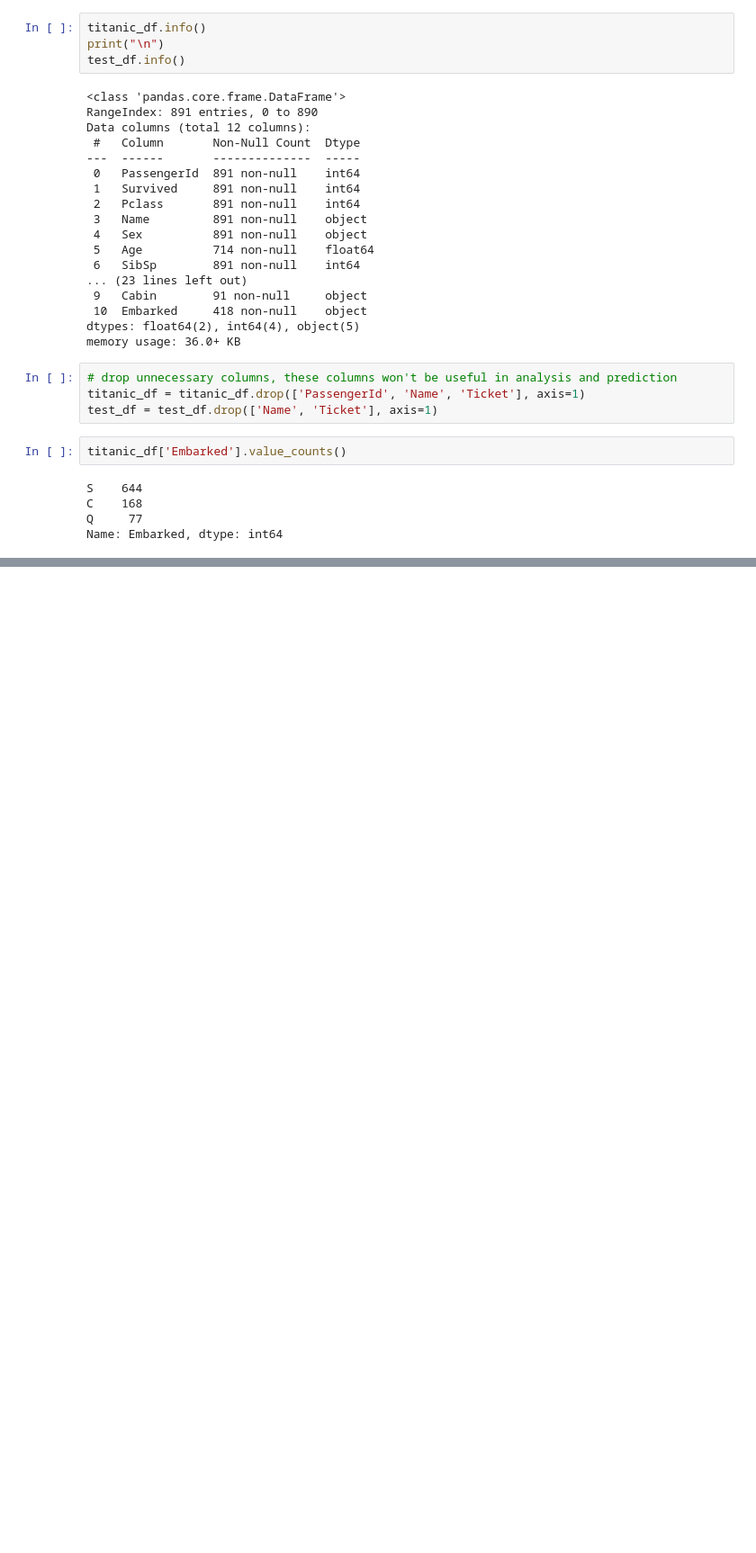
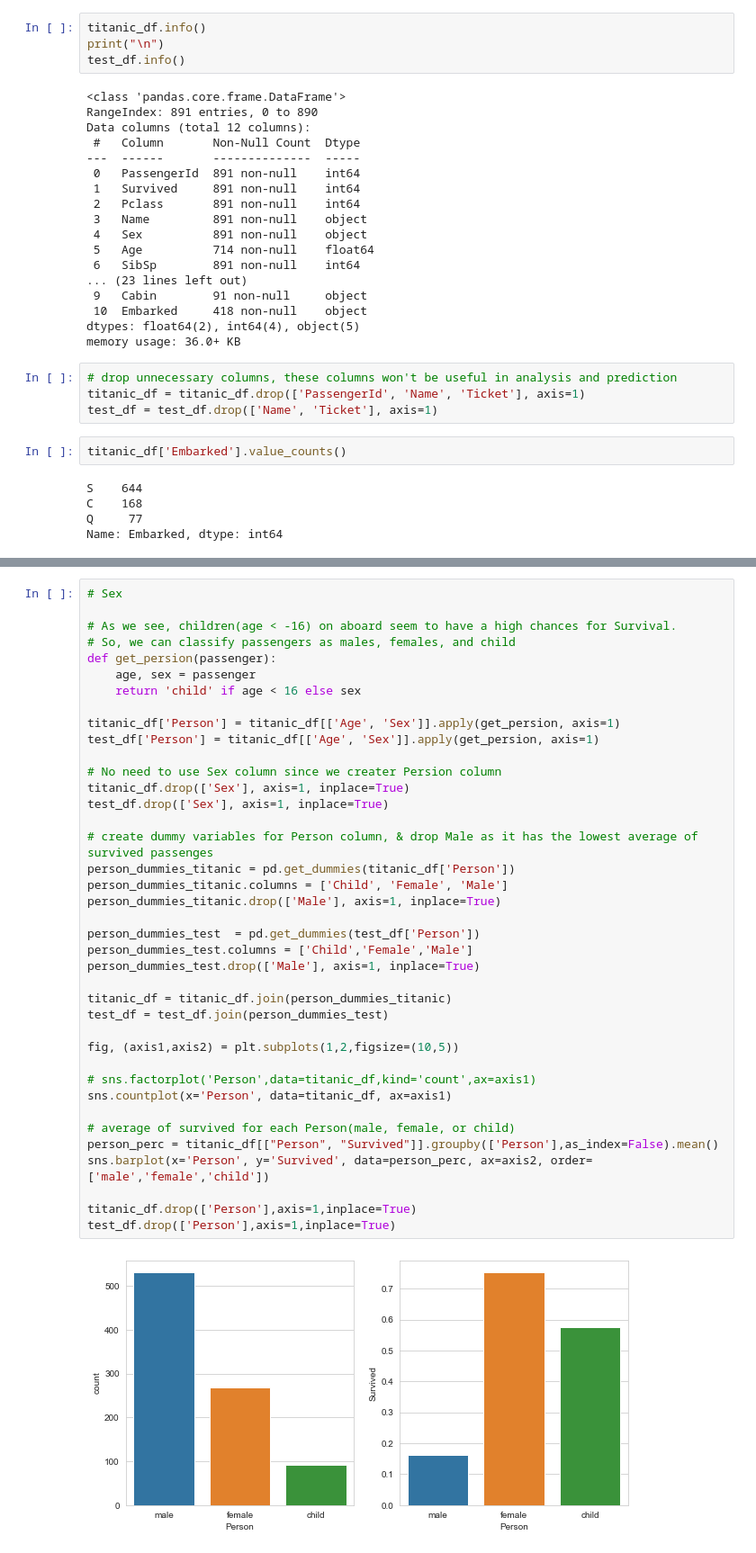
Before and after one commit to JIPiration/kaggles, a Jupyter notebook: titanic/a-journey-through-titanic.ipynb, the cells around one changed output, grey strips where cells are left out. Shown at 90% size. Saved outputs shown, nothing was run; the diff lists cells and outputs as text; blank space fills up the shorter version.

```diff
--- a/titanic/a-journey-through-titanic.ipynb
+++ b/titanic/a-journey-through-titanic.ipynb
@@ -173,0 +257,41 @@ titanic_df['Age'].hist(bins=70, ax=axis2)
+# %%
+# Sex
+
+# As we see, children(age < -16) on aboard seem to have a high chances for Survival.
+# So, we can classify passengers as males, females, and child
+def get_persion(passenger):
+    age, sex = passenger
+    return 'child' if age < 16 else sex
+
+titanic_df['Person'] = titanic_df[['Age', 'Sex']].apply(get_persion, axis=1)
+test_df['Person'] = titanic_df[['Age', 'Sex']].apply(get_persion, axis=1)
+
+# No need to use Sex column since we creater Persion column
+titanic_df.drop(['Sex'], axis=1, inplace=True)
+test_df.drop(['Sex'], axis=1, inplace=True)
+
+# create dummy variables for Person column, & drop Male as it has the lowest average of survived passenges
+person_dummies_titanic = pd.get_dummies(titanic_df['Person'])
+person_dummies_titanic.columns = ['Child', 'Female', 'Male']
+person_dummies_titanic.drop(['Male'], axis=1, inplace=True)
+
+person_dummies_test  = pd.get_dummies(test_df['Person'])
+person_dummies_test.columns = ['Child','Female','Male']
+person_dummies_test.drop(['Male'], axis=1, inplace=True)
+
+titanic_df = titanic_df.join(person_dummies_titanic)
+test_df = test_df.join(person_dummies_test)
+
+fig, (axis1,axis2) = plt.subplots(1,2,figsize=(10,5))
+
+# sns.factorplot('Person',data=titanic_df,kind='count',ax=axis1)
+sns.countplot(x='Person', data=titanic_df, ax=axis1)
+
+# average of survived for each Person(male, female, or child)
+person_perc = titanic_df[["Person", "Survived"]].groupby(['Person'],as_index=False).mean()
+sns.barplot(x='Person', y='Survived', data=person_perc, ax=axis2, order=['male','female','child'])
+
+titanic_df.drop(['Person'],axis=1,inplace=True)
+test_df.drop(['Person'],axis=1,inplace=True)
+# %% [output]
+[figure, added]
```
Also changed, not shown: parts of 17 cells of this notebook.
